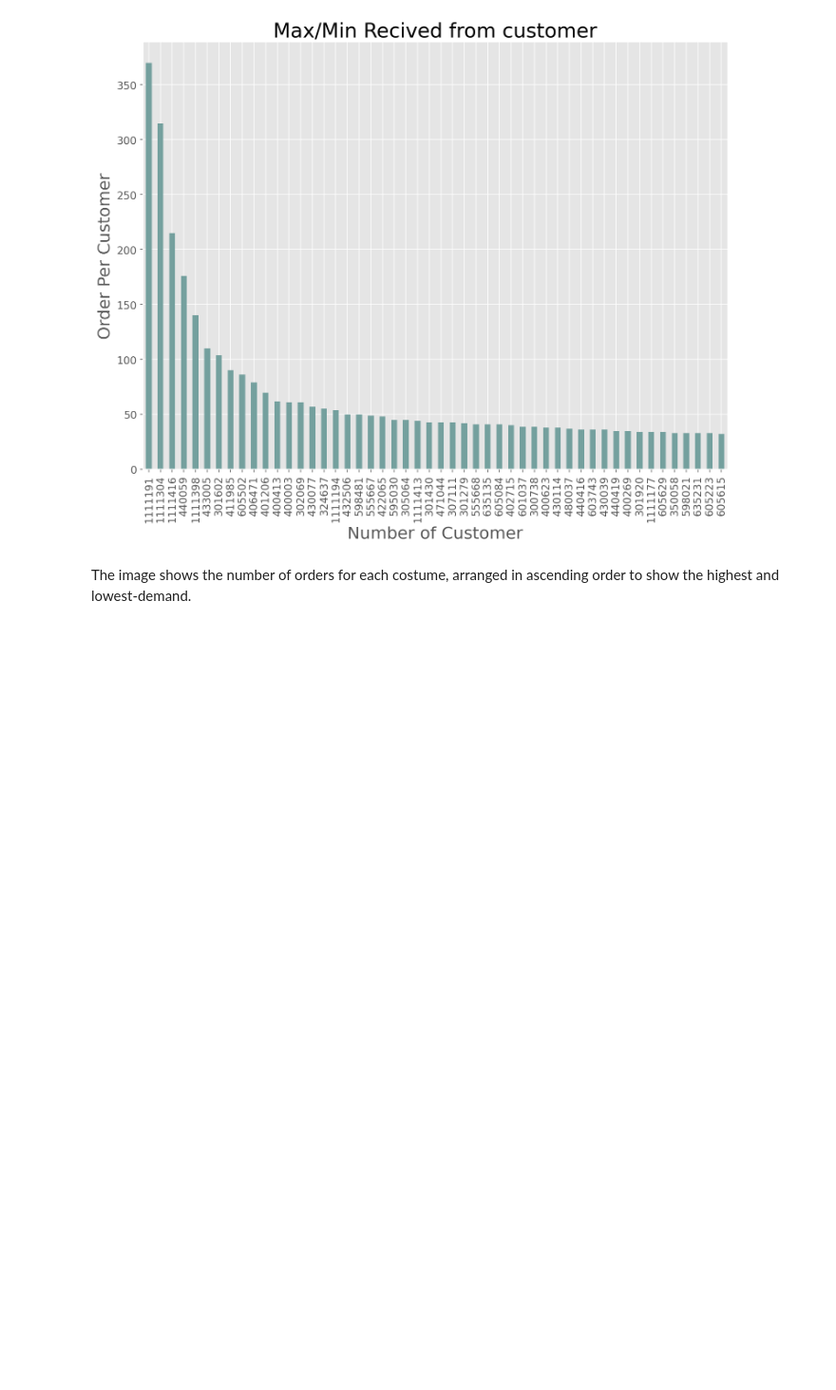
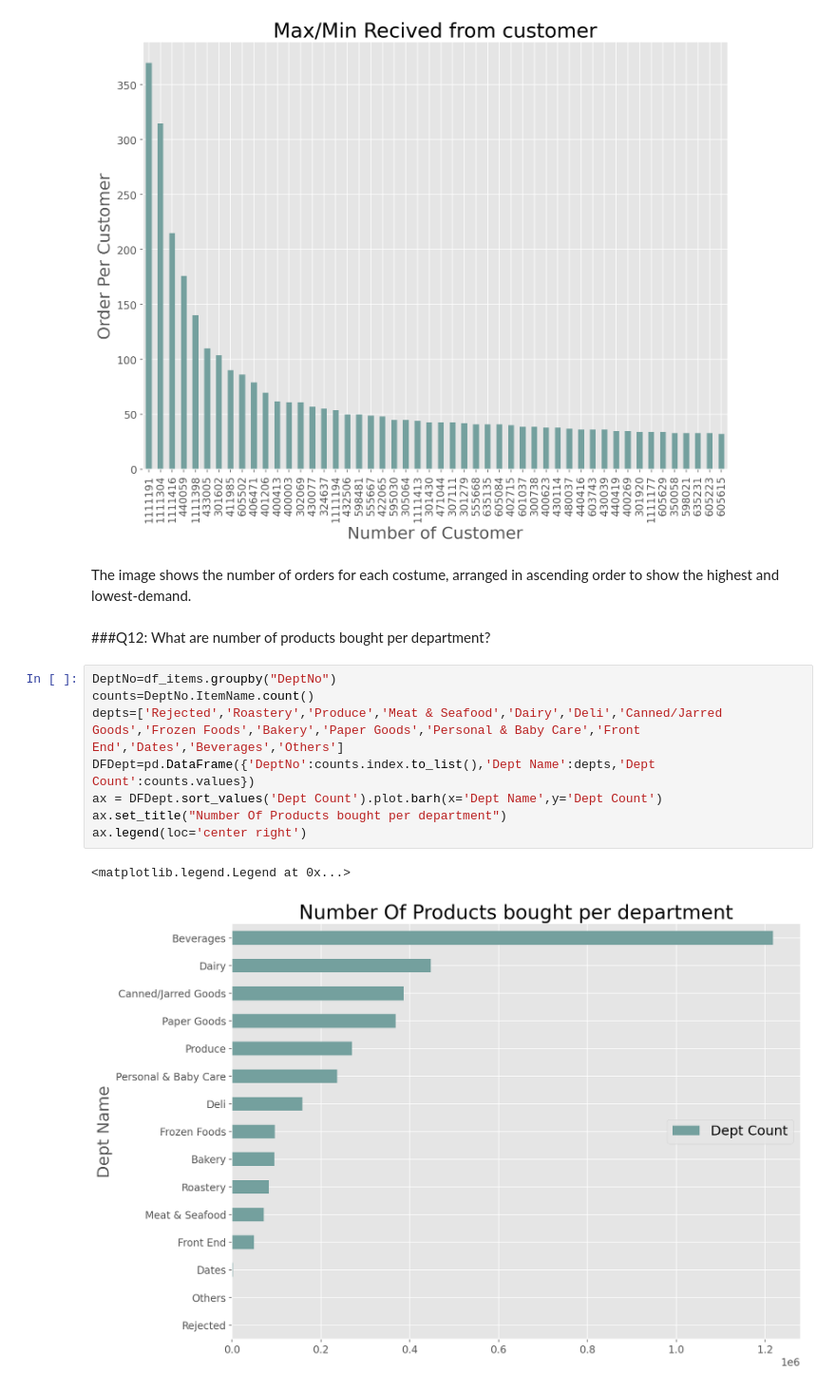
Before and after one commit to POS-Cross/Bravo-EDA, a Jupyter notebook: Bravo_EDA.ipynb, the cells around one changed output. Shown at 95% size. Drawn from its saved outputs; the diff is of its cells as text; blank space fills up the shorter version.

```diff
--- a/Bravo_EDA.ipynb
+++ b/Bravo_EDA.ipynb
@@ -557,3 +569,16 @@ Text(0.5, 1.0, 'Max/Min Recived from customer')
 [figure]
 # %% [markdown]
 The image shows the number of orders for each costume, arranged in ascending order to show the highest and lowest-demand.
+# %% [markdown]
+###Q12: What are number of products bought per department?
+# %%
+DeptNo=df_items.groupby("DeptNo")
+counts=DeptNo.ItemName.count()
+depts=['Rejected','Roastery','Produce','Meat & Seafood','Dairy','Deli','Canned/Jarred Goods','Frozen Foods','Bakery','Paper Goods','Personal & Baby Care','Front End','Dates','Beverages','Others']
+DFDept=pd.DataFrame({'DeptNo':counts.index.to_list(),'Dept Name':depts,'Dept Count':counts.values})
+ax = DFDept.sort_values('Dept Count').plot.barh(x='Dept Name',y='Dept Count')
+ax.set_title("Number Of Products bought per department")
+ax.legend(loc='center right')
+# %% [output]
+<matplotlib.legend.Legend at 0x...>
+[figure, added]
```
Also changed, not shown: parts of 9 cells of this notebook.
